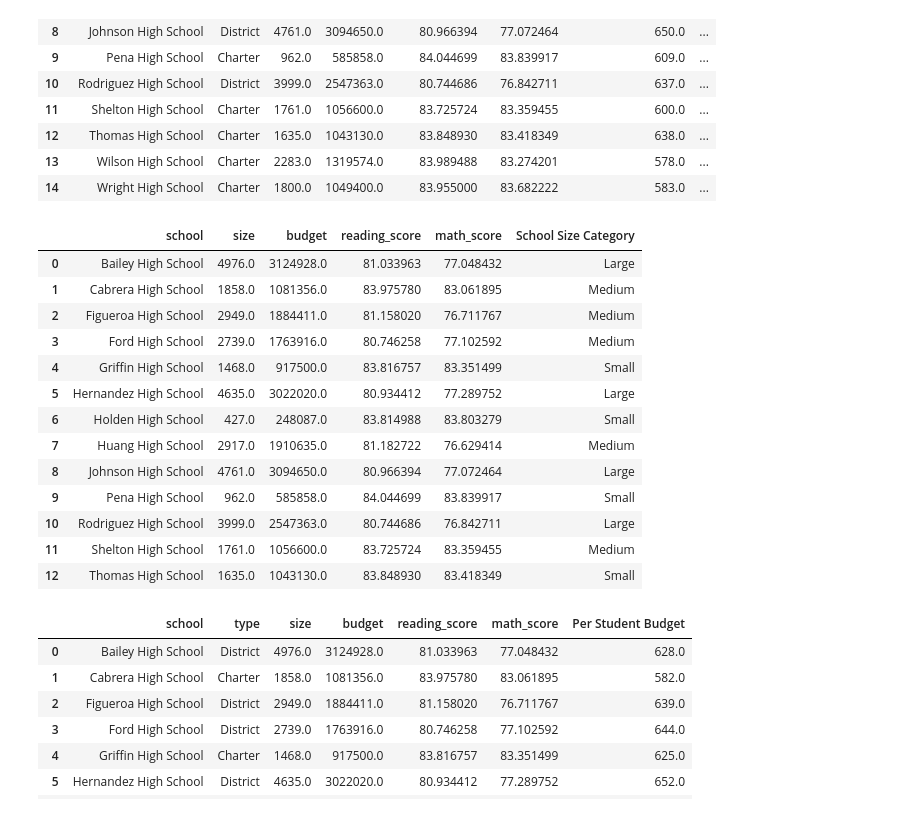
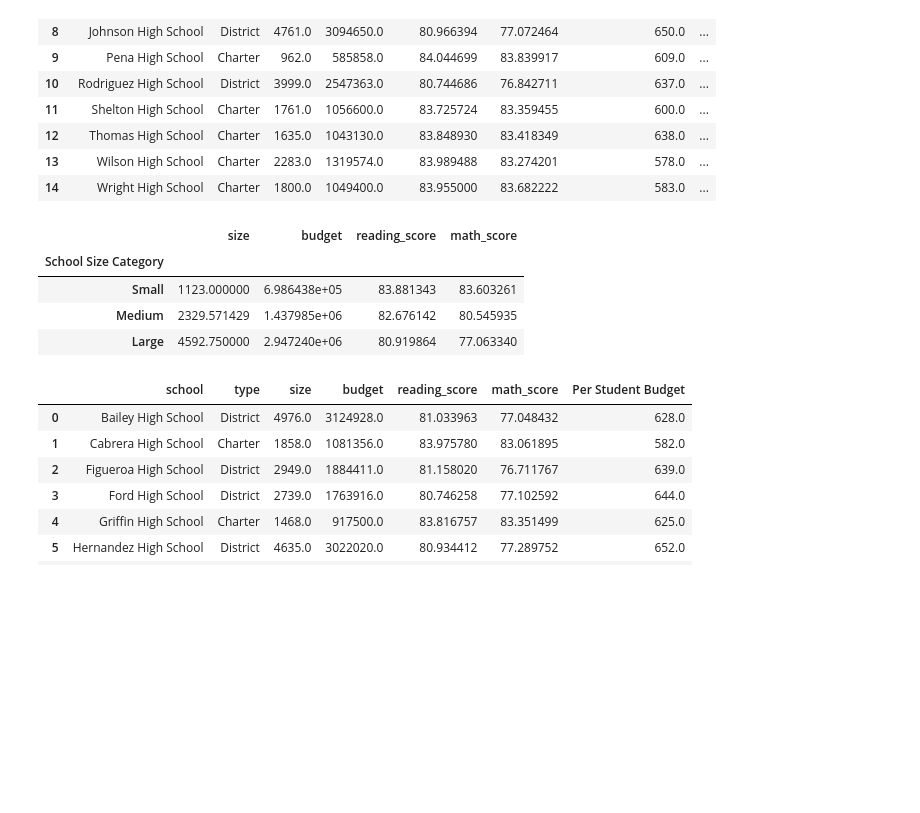
Before and after one commit to ehyoder/Academy_of_Py_Homework, a Jupyter notebook: Academy_of_Py_Beth_Yoder.ipynb, the cells around one changed output. Cells and saved outputs as stored; diff of their text form; code cells hidden in the pictures; blank space fills up the shorter version.

```diff
--- a/Academy_of_Py_Beth_Yoder.ipynb
+++ b/Academy_of_Py_Beth_Yoder.ipynb
@@ -335,28 +335,25 @@ spending_per_student.head()
 | 13 | Wilson High School | Charter | 2283.0 | 1319574.0 | 83.989488 | 83.274201 | 578.0 | ... |
 | 14 | Wright High School | Charter | 1800.0 | 1049400.0 | 83.955000 | 83.682222 | 583.0 | ... |
 # %%
+# drop columns to get the right df , need to do it before
+school_size_categories = school_size_categories.drop("size", axis=1)
+
 #Scores by school size
 bins = [0, 1750, 3250, 5000]
 group_names = ["Small", "Medium", "Large"]
 # Change to use newer df
 new_merge_df["School Size Category"] = pd.cut(new_merge_df["size"], bins, labels=group_names)
 school_size_categories = new_merge_df.groupby("School Size Category")
-school_size_categories.head()
+#school_size_categories = school_size_categories.reset_index(level=None, drop=False, inplace=False)
+
+school_size_categories.mean()
+#school_size_categories = school_size_categories.drop("size", axis=1)
 # %% [output]
-|  | school | size | budget | reading_score | math_score | School Size Category |
-| 0 | Bailey High School | 4976.0 | 3124928.0 | 81.033963 | 77.048432 | Large |
-| 1 | Cabrera High School | 1858.0 | 1081356.0 | 83.975780 | 83.061895 | Medium |
-| 2 | Figueroa High School | 2949.0 | 1884411.0 | 81.158020 | 76.711767 | Medium |
-| 3 | Ford High School | 2739.0 | 1763916.0 | 80.746258 | 77.102592 | Medium |
-| 4 | Griffin High School | 1468.0 | 917500.0 | 83.816757 | 83.351499 | Small |
-| 5 | Hernandez High School | 4635.0 | 3022020.0 | 80.934412 | 77.289752 | Large |
-| 6 | Holden High School | 427.0 | 248087.0 | 83.814988 | 83.803279 | Small |
-| 7 | Huang High School | 2917.0 | 1910635.0 | 81.182722 | 76.629414 | Medium |
-| 8 | Johnson High School | 4761.0 | 3094650.0 | 80.966394 | 77.072464 | Large |
-| 9 | Pena High School | 962.0 | 585858.0 | 84.044699 | 83.839917 | Small |
-| 10 | Rodriguez High School | 3999.0 | 2547363.0 | 80.744686 | 76.842711 | Large |
-| 11 | Shelton High School | 1761.0 | 1056600.0 | 83.725724 | 83.359455 | Medium |
-| 12 | Thomas High School | 1635.0 | 1043130.0 | 83.848930 | 83.418349 | Small |
+|  | size | budget | reading_score | math_score |
+| School Size Category |  |  |  |  |
+| Small | 1123.000000 | 6.986438e+05 | 83.881343 | 83.603261 |
+| Medium | 2329.571429 | 1.437985e+06 | 82.676142 | 80.545935 |
+| Large | 4592.750000 | 2.947240e+06 | 80.919864 | 77.063340 |
 # %%
 #Scores by School type
 school_type_categories = school_summary_table_df.groupby("type")
```
